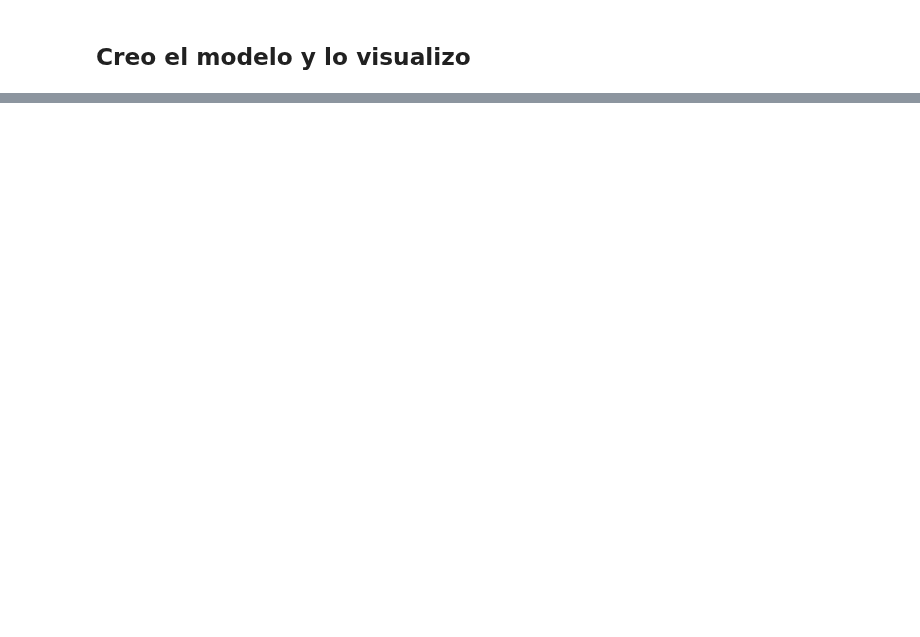
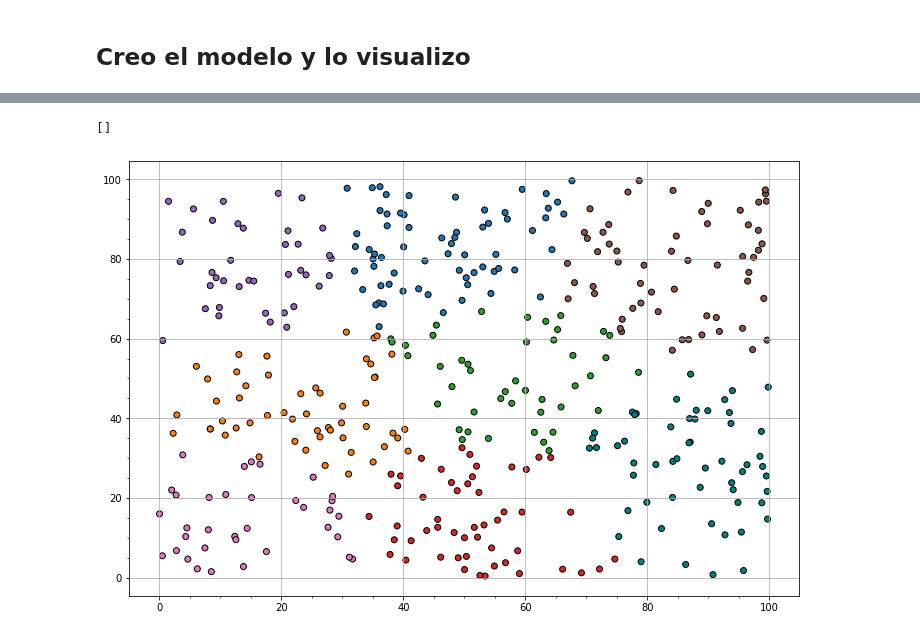
Before and after one commit to Radhe-0/Practicas, a Jupyter notebook: Machine Learning/KMeans_Clustering_1.ipynb, the cells around one changed output, grey strips where cells are left out. Saved outputs shown, nothing was run; the diff lists cells and outputs as text; code cells hidden in the pictures; blank space fills up the shorter version.

```diff
--- a/Machine Learning/KMeans_Clustering_1.ipynb
+++ b/Machine Learning/KMeans_Clustering_1.ipynb
@@ -64,0 +55,29 @@ plt.show()
+# %%
+X = df.to_numpy()
+
+from sklearn.cluster import KMeans
+
+modelo = KMeans(n_clusters=8)
+modelo.fit(X)
+predicciones = modelo.predict(X)
+
+
+colors = {0:'tab:blue',
+          1:'tab:orange',
+          2:'tab:green',
+          3:'tab:red',
+          4:'tab:purple',
+          5:'tab:brown',
+          6:'tab:pink',
+          7: 'teal'}
+
+fig, ax = plt.subplots(figsize=(12, 8))
+df['color'] = predicciones
+
+ax.scatter(df['X'],df['Y'], c=df['color'].map(colors),edgecolors='black')
+plt.grid()
+plt.minorticks_on()
+plt.plot()
+# %% [output]
+[]
+[figure, added]
```
Also changed, not shown: parts of 4 cells of this notebook.
